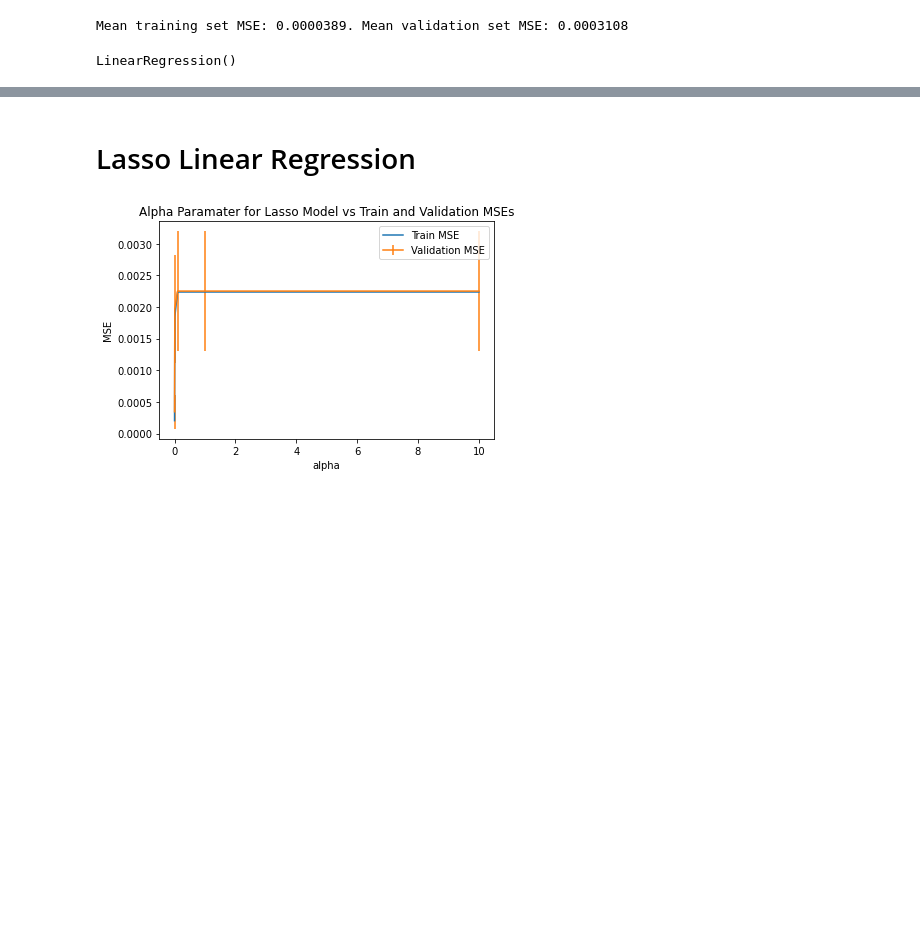
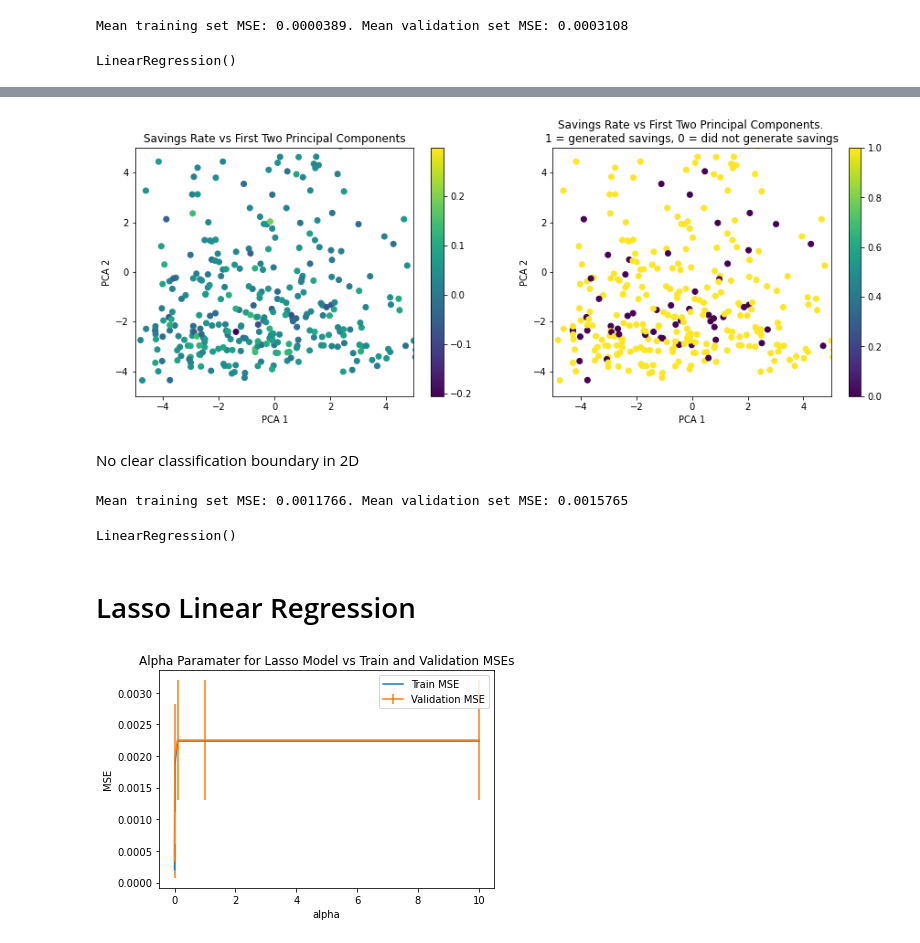
Before and after one commit to eshantewari/cs109-final-project, a Jupyter notebook: Linear Regression Model.ipynb, the cells around one changed output, grey strips where cells are left out. Saved outputs shown, nothing was run; the diff lists cells and outputs as text; code cells hidden in the pictures; blank space fills up the shorter version.

```diff
--- a/Linear Regression Model.ipynb
+++ b/Linear Regression Model.ipynb
@@ -152,3 +211,49 @@ X_test_scaled = scaler.transform(X_test)
+# %%
+#Observe Classification Boundary with first two components
+figure, axs = plt.subplots(1,2, figsize=(15,5))
+axs = axs.ravel()
+cm = plt.cm.get_cmap('RdYlBu')
+sc1 = axs[0].scatter(X_train_pca[:,0], X_train_pca[:,1], c = y_train)
+axs[0].set_xlim([-5, 5])
+axs[0].set_ylim([-5, 5])
+axs[0].set_xlabel("PCA 1")
+axs[0].set_ylabel("PCA 2")
+axs[0].set_title("Savings Rate vs First Two Principal Components")
+fig.colorbar(sc1, ax = axs[0])
+
+sc2 = axs[1].scatter(X_train_pca[:,0], X_train_pca[:,1], c = [1 if y_i >= 0 else 0 for y_i in y_train])
+axs[1].set_xlim([-5, 5])
+axs[1].set_ylim([-5, 5])
+axs[1].set_xlabel("PCA 1")
+axs[1].set_ylabel("PCA 2")
+axs[1].set_title("Savings Rate vs First Two Principal Components. \n1 = generated savings, 0 = did not generate savings")
+fig.colorbar(sc2, ax = axs[1])
+
+plt.show()
+# %% [output]
+[figure, added]
+# %% [markdown]
+No clear classification boundary in 2D
+# %%
+#Linear Regression with Cross Validation
+
+lr_pca = LinearRegression()
+
+n_components = 20
+
+results = cross_validate(lr_pca, X_train_pca[:,:n_components], y_train, cv=10, scoring = 'neg_mean_squared_error', return_train_score=True)
+train_mse_lr_pca = np.mean(-1*results['train_score'])
+val_mse_lr_pca = np.mean(-1*results['test_score'])
+val_mse_stds_lr_pca = np.std(-1*results['test_score'])
+
+print(f"Mean training set MSE: {train_mse_lr_pca:.7f}. Mean validation set MSE: {val_mse_lr_pca:.7f} ")
+
+
+#Overall Fitted Model
+lr_pca.fit(X_train_pca[:,:n_components], y_train)
+# %% [output]
+Mean training set MSE: 0.0011766. Mean validation set MSE: 0.0015765
+LinearRegression()
 # %% [markdown]
 # Lasso Linear Regression
 # %%
```
Also changed, not shown: parts of 9 cells of this notebook, 1 other file.
